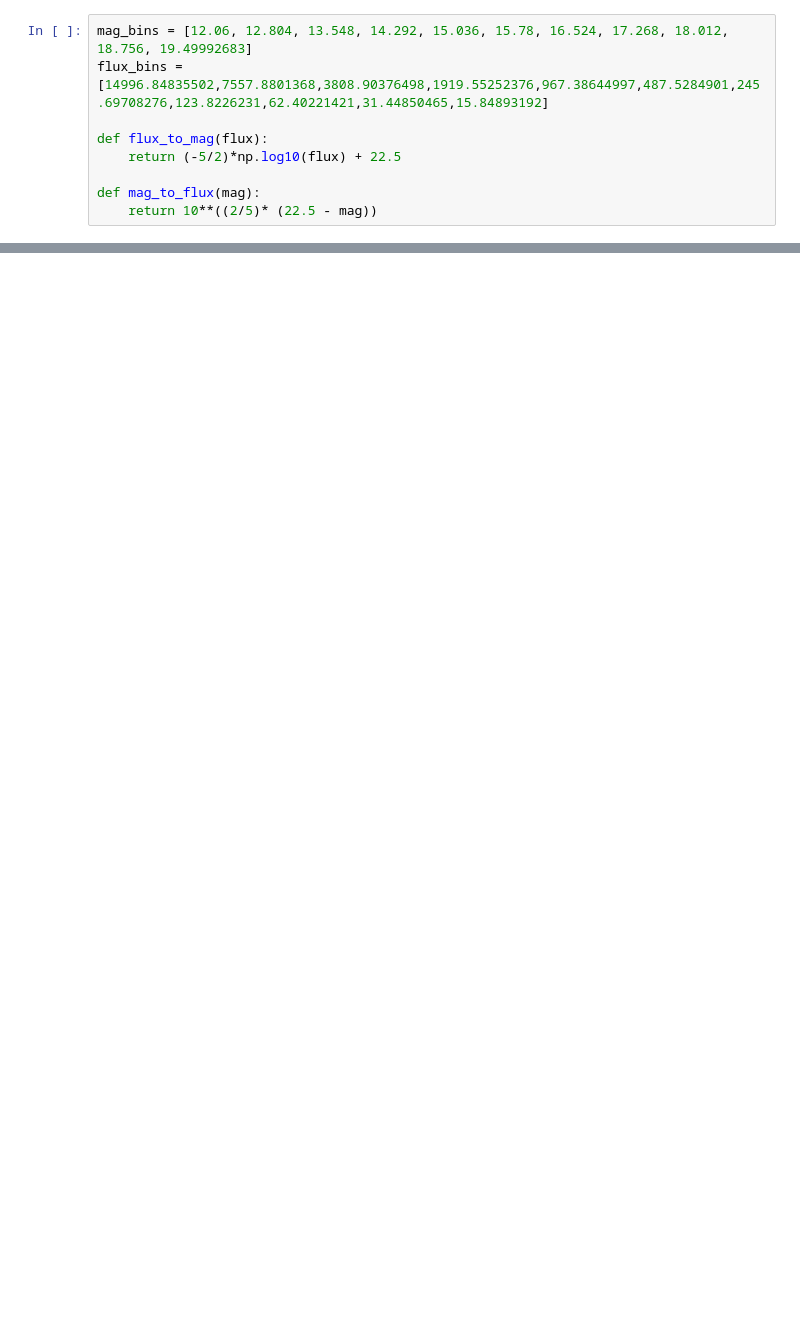
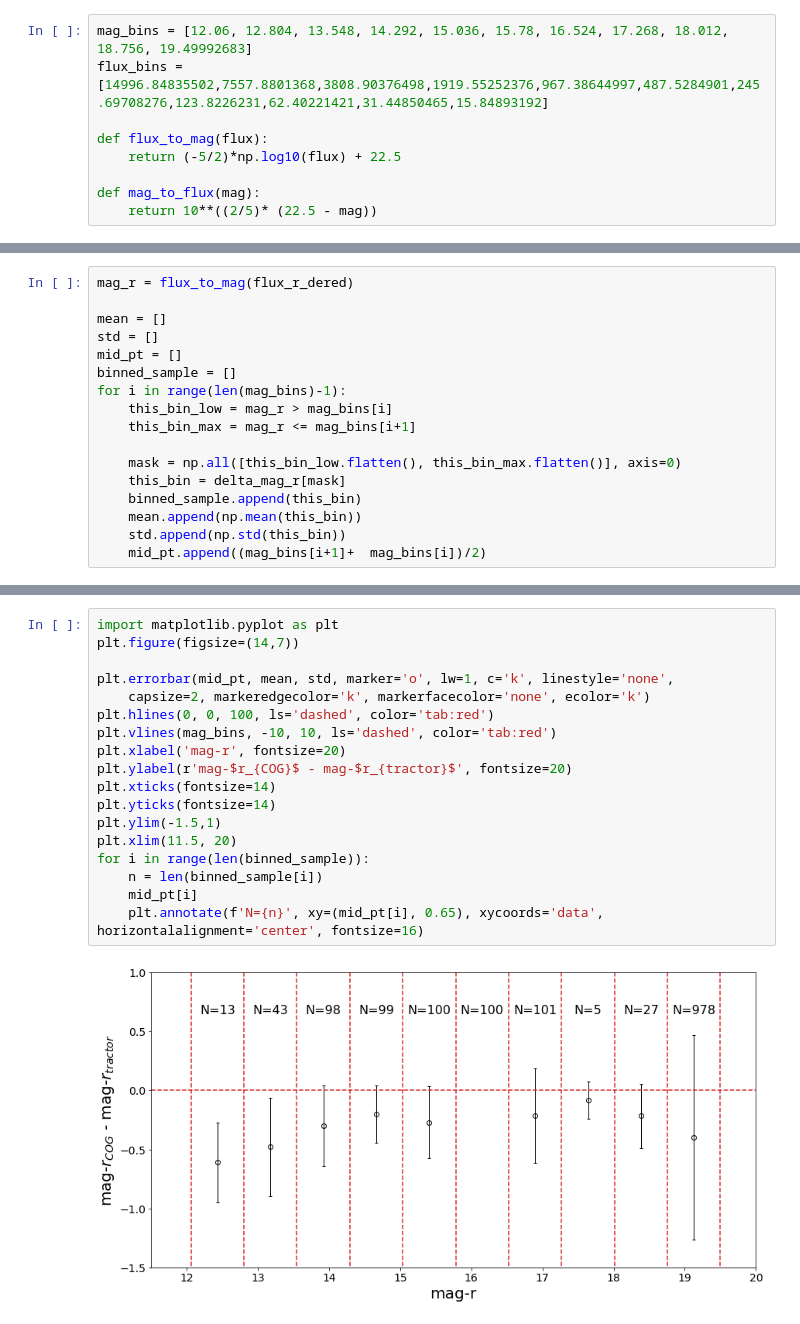
Before and after one commit to mattkwiecien/legacyhalos, a Jupyter notebook: science/sv3/sv3_mag_subsample_comparison.ipynb, the cells around one changed output, grey strips where cells are left out. Drawn from its saved outputs; the diff is of its cells as text; blank space fills up the shorter version.

```diff
--- a/science/sv3/sv3_mag_subsample_comparison.ipynb
+++ b/science/sv3/sv3_mag_subsample_comparison.ipynb
@@ -274,0 +284,17 @@ plt.xlim(11.5, 20)
+# %%
+mag_r = flux_to_mag(flux_r_dered)
+
+mean = []
+std = []
+mid_pt = []
+binned_sample = []
+for i in range(len(mag_bins)-1):
+    this_bin_low = mag_r > mag_bins[i]
+    this_bin_max = mag_r <= mag_bins[i+1]
+
+    mask = np.all([this_bin_low.flatten(), this_bin_max.flatten()], axis=0)
+    this_bin = delta_mag_r[mask]
+    binned_sample.append(this_bin)
+    mean.append(np.mean(this_bin))
+    std.append(np.std(this_bin))
+    mid_pt.append((mag_bins[i+1]+  mag_bins[i])/2)
@@ -274,0 +307,20 @@ plt.xlim(11.5, 20)
+# %%
+import matplotlib.pyplot as plt
+plt.figure(figsize=(14,7))
+
+plt.errorbar(mid_pt, mean, std, marker='o', lw=1, c='k', linestyle='none',
+    capsize=2, markeredgecolor='k', markerfacecolor='none', ecolor='k')
+plt.hlines(0, 0, 100, ls='dashed', color='tab:red')
+plt.vlines(mag_bins, -10, 10, ls='dashed', color='tab:red')
+plt.xlabel('mag-r', fontsize=20)
+plt.ylabel(r'mag-$r_{COG}$ - mag-$r_{tractor}$', fontsize=20)
+plt.xticks(fontsize=14)
+plt.yticks(fontsize=14)
+plt.ylim(-1.5,1)
+plt.xlim(11.5, 20)
+for i in range(len(binned_sample)):
+    n = len(binned_sample[i])
+    mid_pt[i]
+    plt.annotate(f'N={n}', xy=(mid_pt[i], 0.65), xycoords='data', horizontalalignment='center', fontsize=16)
+# %% [output]
+[figure, added]
```
Also changed, not shown: parts of 9 cells of this notebook, 5 other files.
